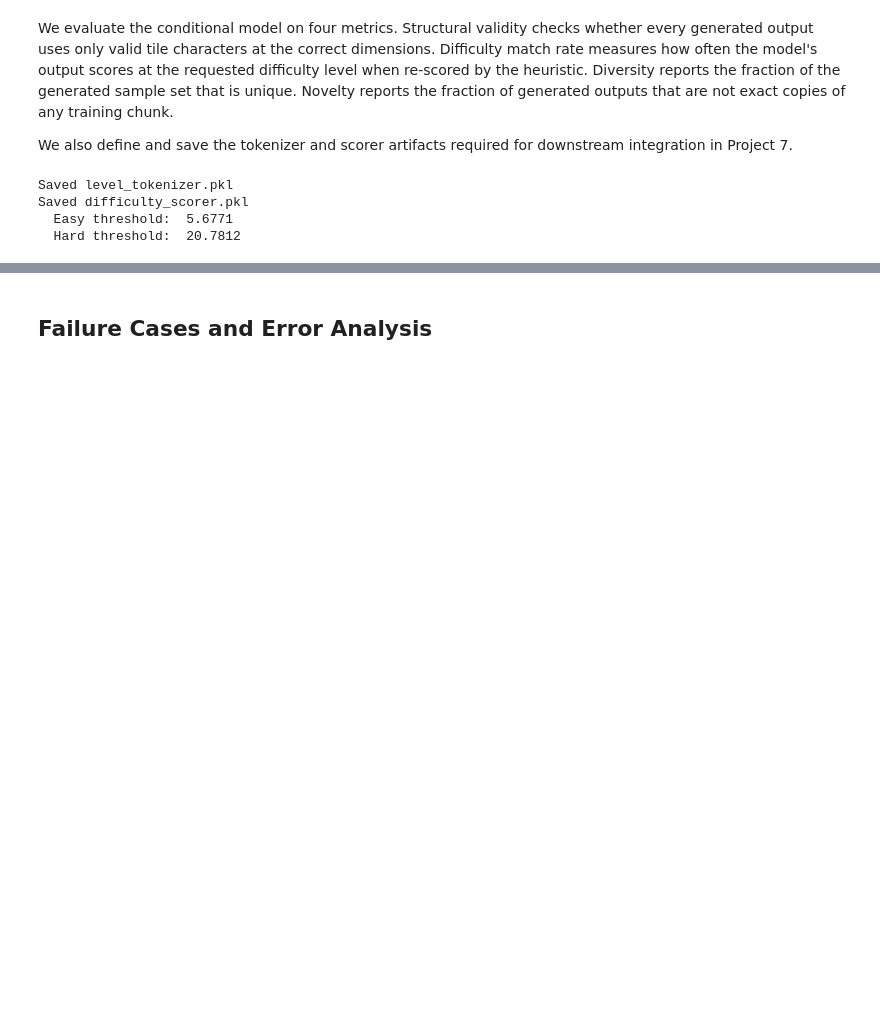
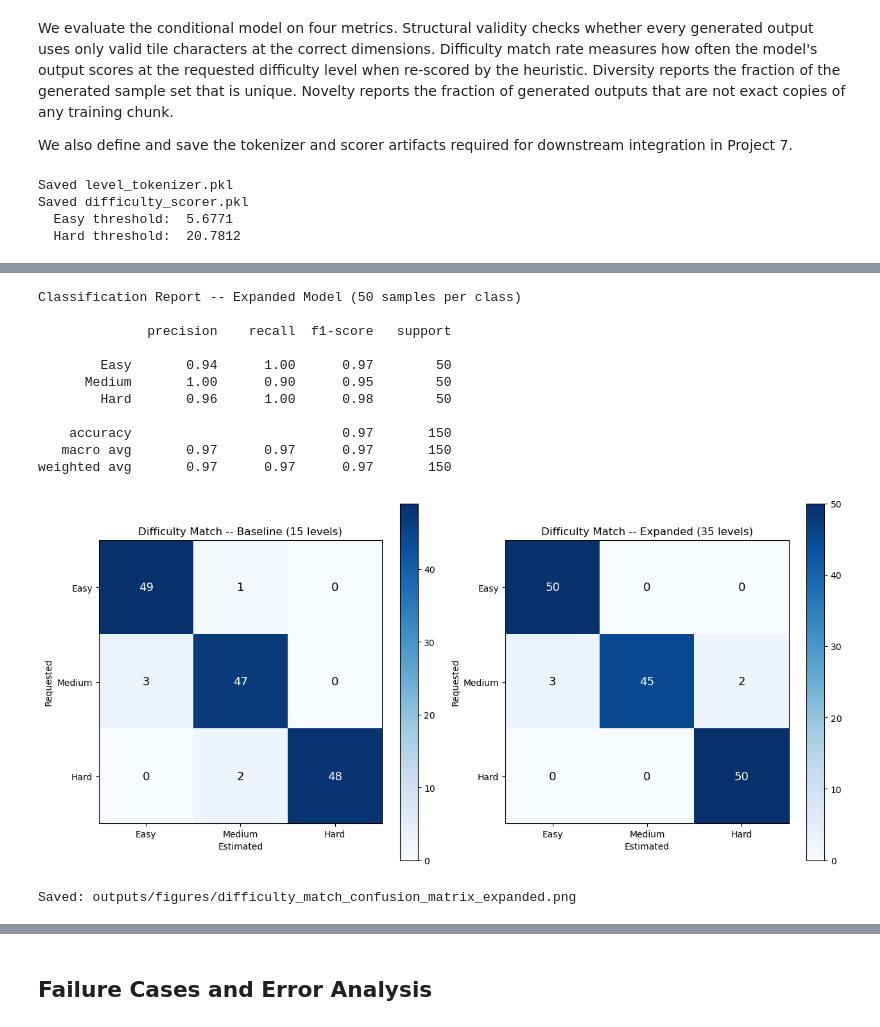
Before and after one commit to thebobmay/generative-ai-transformer-level-generation, a Jupyter notebook: notebooks/generative_model.ipynb, the cells around one changed output, grey strips where cells are left out. Saved outputs shown, nothing was run; the diff lists cells and outputs as text; code cells hidden in the pictures; blank space fills up the shorter version.

```diff
--- a/notebooks/generative_model.ipynb
+++ b/notebooks/generative_model.ipynb
@@ -1259,0 +1561,47 @@ Diversity reached 76.0%: 114 of 150 generated segments were distinct tile grids.
+# %%
+print("Classification Report -- Expanded Model (50 samples per class)\n")
+print(classification_report(
+    exp_match["requested"],
+    exp_match["estimated"],
+    labels=["Easy", "Medium", "Hard"],
+))
+
+exp_cm = confusion_matrix(exp_match["requested"], exp_match["estimated"],
+                          labels=["Easy", "Medium", "Hard"])
+classes = ["Easy", "Medium", "Hard"]
+fig, axes = plt.subplots(1, 2, figsize=(13, 6))
+for ax, cm_data, title in [
+    (axes[0], confusion_matrix(match_results["requested"], match_results["estimated"],
+                               labels=classes), "Baseline (15 levels)"),
+    (axes[1], exp_cm, "Expanded (35 levels)"),
+]:
+    im = ax.imshow(cm_data, interpolation="nearest", cmap="Blues")
+    fig.colorbar(im, ax=ax)
+    ax.set(xticks=[0,1,2], yticks=[0,1,2],
+           xticklabels=classes, yticklabels=classes,
+           xlabel="Estimated", ylabel="Requested",
+           title=f"Difficulty Match -- {title}")
+    thresh = cm_data.max() / 2
+    for i in range(3):
+        for j in range(3):
+            ax.text(j, i, str(cm_data[i, j]), ha="center", va="center",
+                    color="white" if cm_data[i, j] > thresh else "black", fontsize=13)
+plt.tight_layout()
+plt.savefig("../outputs/figures/difficulty_match_confusion_matrix_expanded.png",
+            dpi=150, bbox_inches="tight")
+plt.show()
+print("Saved: outputs/figures/difficulty_match_confusion_matrix_expanded.png")
+# %% [output]
+Classification Report -- Expanded Model (50 samples per class)
+
+              precision    recall  f1-score   support
+
+        Easy       0.94      1.00      0.97        50
+      Medium       1.00      0.90      0.95        50
+        Hard       0.96      1.00      0.98        50
+
+    accuracy                           0.97       150
+   macro avg       0.97      0.97      0.97       150
+weighted avg       0.97      0.97      0.97       150
+[figure, added]
+Saved: outputs/figures/difficulty_match_confusion_matrix_expanded.png
```
Also changed, not shown: parts of 35 cells of this notebook, 34 other files.
